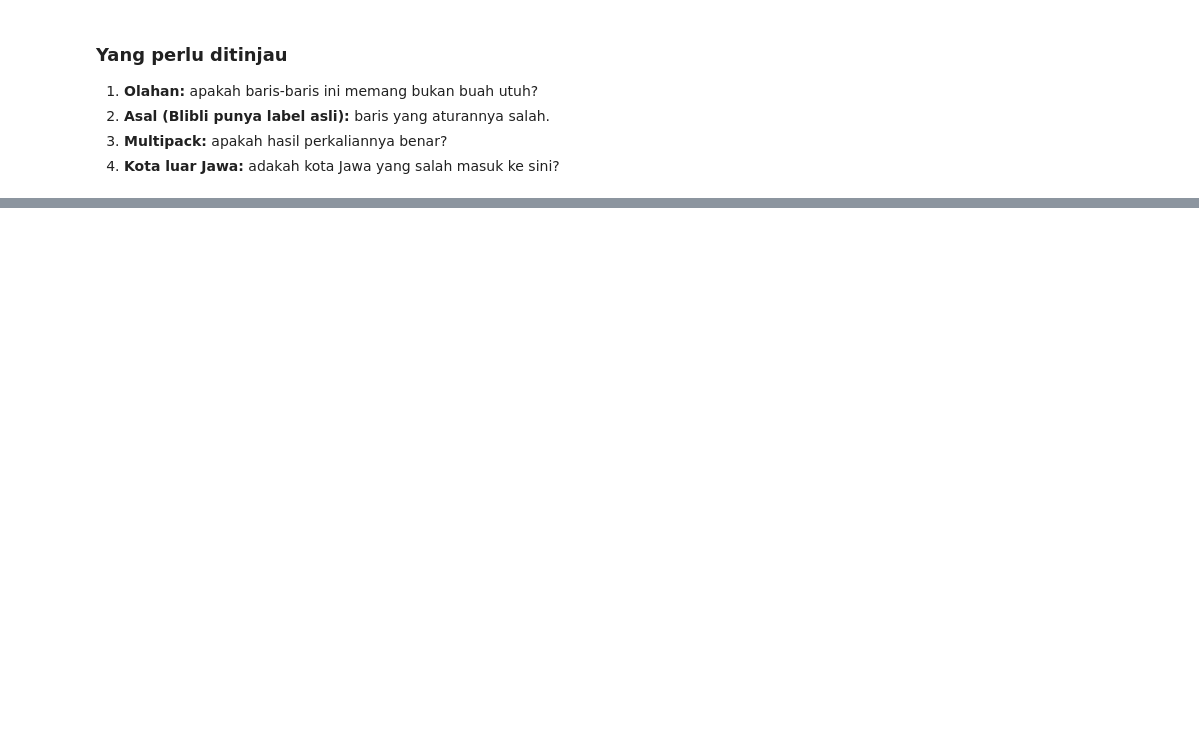
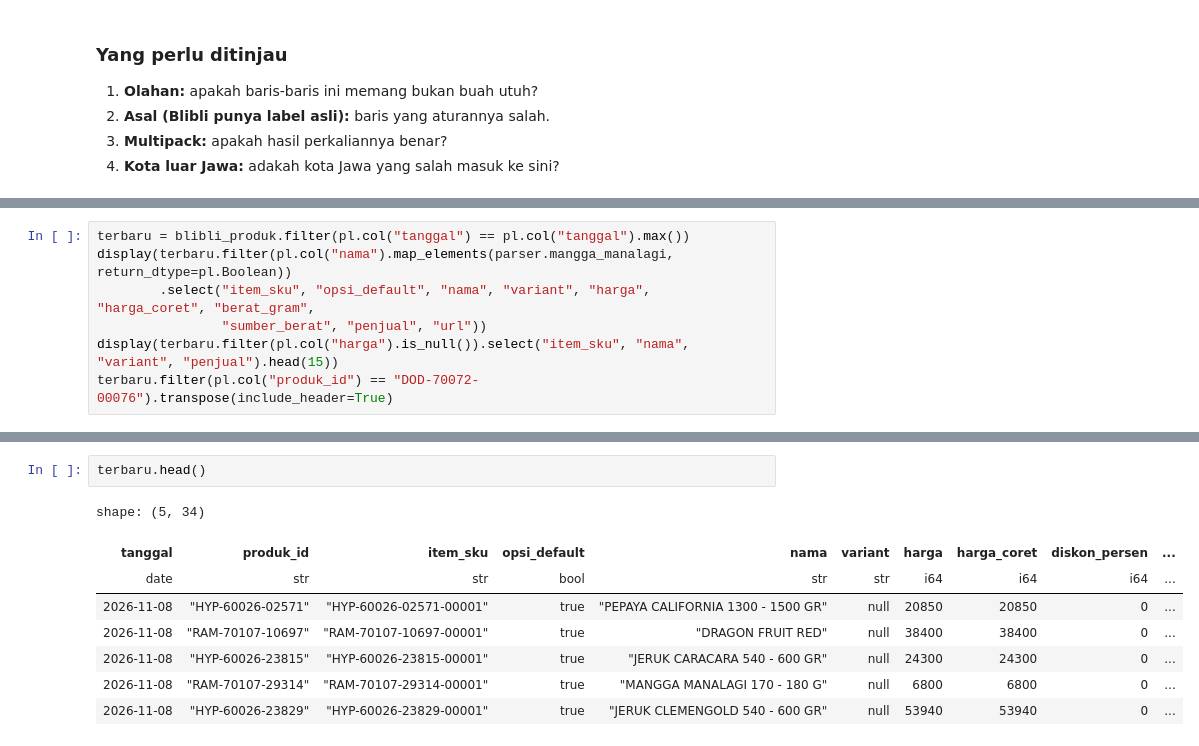
Before and after one commit to Daffwa/kebun_ibu, a Jupyter notebook: data-science/transform/transform.ipynb, the cells around one changed output, grey strips where cells are left out. Saved outputs shown, nothing was run; the diff lists cells and outputs as text; blank space fills up the shorter version.

```diff
--- a/data-science/transform/transform.ipynb
+++ b/data-science/transform/transform.ipynb
@@ -272,0 +454,7 @@ lain.filter(pl.col("region") == "luar_jawa").select("kota").unique().sort("kota"
+# %%
+terbaru = blibli_produk.filter(pl.col("tanggal") == pl.col("tanggal").max())
+display(terbaru.filter(pl.col("nama").map_elements(parser.mangga_manalagi, return_dtype=pl.Boolean))
+        .select("item_sku", "opsi_default", "nama", "variant", "harga", "harga_coret", "berat_gram",
+                "sumber_berat", "penjual", "url"))
+display(terbaru.filter(pl.col("harga").is_null()).select("item_sku", "nama", "variant", "penjual").head(15))
+terbaru.filter(pl.col("produk_id") == "DOD-70072-00076").transpose(include_header=True)
@@ -272,0 +509,11 @@ lain.filter(pl.col("region") == "luar_jawa").select("kota").unique().sort("kota"
+# %%
+terbaru.head()
+# %% [output]
+shape: (5, 34)
+| tanggal | produk_id | item_sku | opsi_default | nama | variant | harga | harga_coret | diskon_persen | ... |
+| date | str | str | bool | str | str | i64 | i64 | i64 | ... |
+| 2026-11-08 | "HYP-60026-02571" | "HYP-60026-02571-00001" | true | "PEPAYA CALIFORNIA 1300 - 1500 GR" | null | 20850 | 20850 | 0 | ... |
+| 2026-11-08 | "RAM-70107-10697" | "RAM-70107-10697-00001" | true | "DRAGON FRUIT RED" | null | 38400 | 38400 | 0 | ... |
+| 2026-11-08 | "HYP-60026-23815" | "HYP-60026-23815-00001" | true | "JERUK CARACARA 540 - 600 GR" | null | 24300 | 24300 | 0 | ... |
+| 2026-11-08 | "RAM-70107-29314" | "RAM-70107-29314-00001" | true | "MANGGA MANALAGI 170 - 180 G" | null | 6800 | 6800 | 0 | ... |
+| 2026-11-08 | "HYP-60026-23829" | "HYP-60026-23829-00001" | true | "JERUK CLEMENGOLD 540 - 600 GR" | null | 53940 | 53940 | 0 | ... |
```
Also changed, not shown: parts of 11 cells of this notebook, 11 other files.
